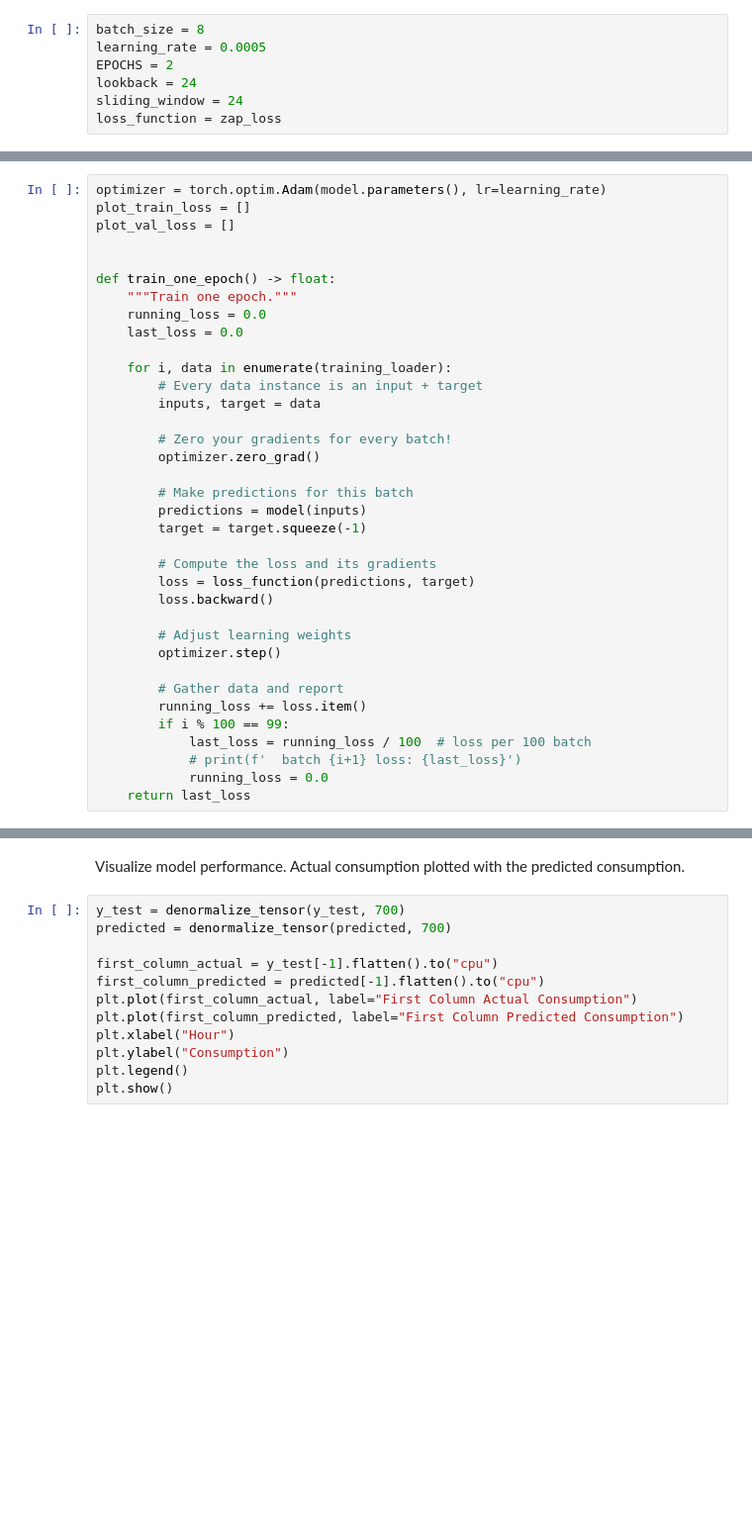
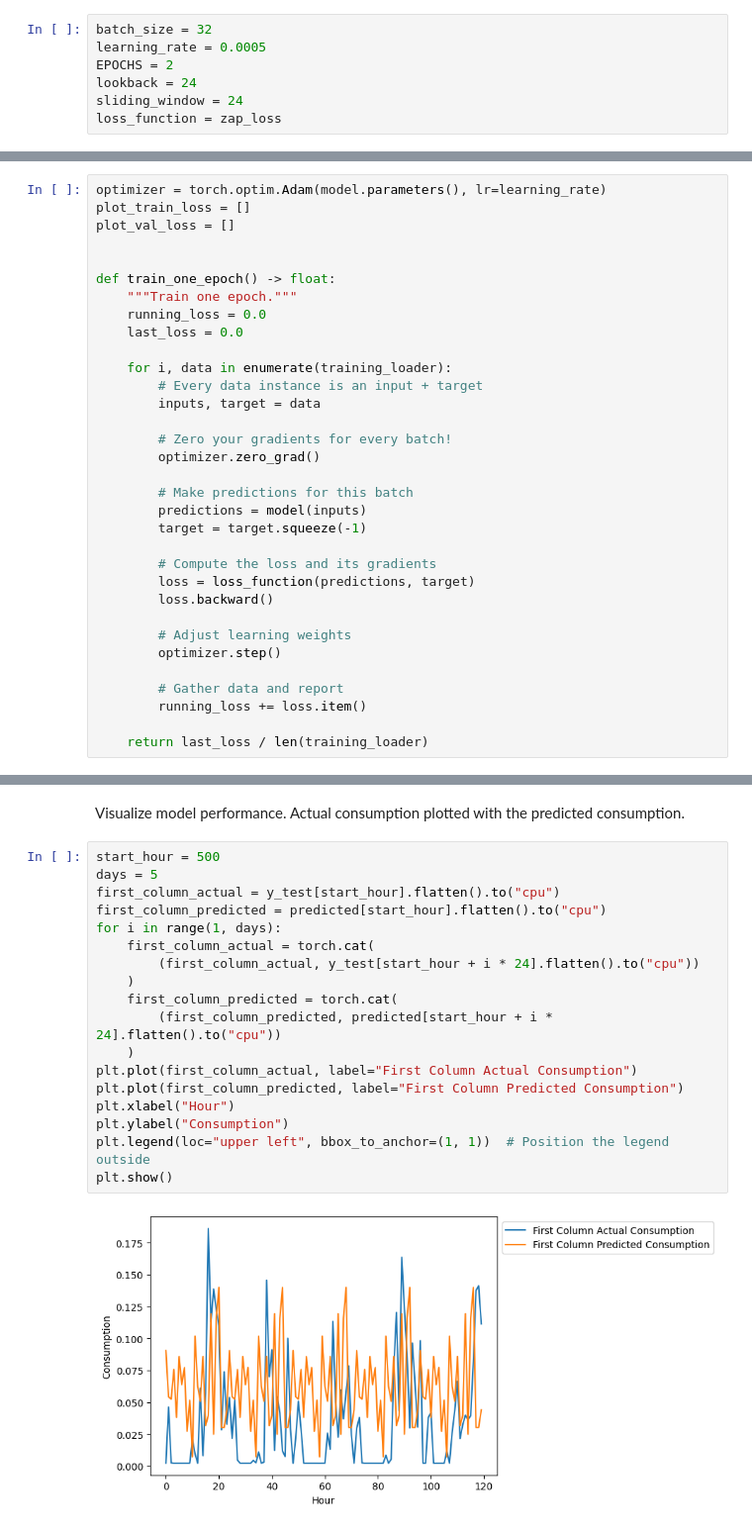
Before and after one commit to dat5-06/zap, a Jupyter notebook: core/notebooks/LSTM.ipynb, the cells around one changed output, grey strips where cells are left out. Shown at 99% size. Drawn from its saved outputs; the diff is of its cells as text; blank space fills up the shorter version.

Commit message:
new plot and train one epoch changed

```diff
--- a/core/notebooks/LSTM.ipynb
+++ b/core/notebooks/LSTM.ipynb
@@ -12,7 +11,7 @@ from tqdm import tqdm
 # %% [markdown]
 Set global parameters.
 # %%
-batch_size = 8
+batch_size = 32
 learning_rate = 0.0005
 EPOCHS = 2
 lookback = 24
@@ -166,11 +165,8 @@ def train_one_epoch() -> float:
 
         # Gather data and report
         running_loss += loss.item()
-        if i % 100 == 99:
-            last_loss = running_loss / 100  # loss per 100 batch
-            # print(f'  batch {i+1} loss: {last_loss}')
-            running_loss = 0.0
-    return last_loss
+
+    return last_loss / len(training_loader)
 # %% [markdown]
 Validate the training model on the validation set for each epoch.
 # %%
@@ -243,14 +241,22 @@ plt.show()
 # %% [markdown]
 Visualize model performance. Actual consumption plotted with the predicted consumption.
 # %%
-y_test = denormalize_tensor(y_test, 700)
-predicted = denormalize_tensor(predicted, 700)
-
-first_column_actual = y_test[-1].flatten().to("cpu")
-first_column_predicted = predicted[-1].flatten().to("cpu")
+start_hour = 500
+days = 5
+first_column_actual = y_test[start_hour].flatten().to("cpu")
+first_column_predicted = predicted[start_hour].flatten().to("cpu")
+for i in range(1, days):
+    first_column_actual = torch.cat(
+        (first_column_actual, y_test[start_hour + i * 24].flatten().to("cpu"))
+    )
+    first_column_predicted = torch.cat(
+        (first_column_predicted, predicted[start_hour + i * 24].flatten().to("cpu"))
+    )
 plt.plot(first_column_actual, label="First Column Actual Consumption")
 plt.plot(first_column_predicted, label="First Column Predicted Consumption")
 plt.xlabel("Hour")
 plt.ylabel("Consumption")
-plt.legend()
+plt.legend(loc="upper left", bbox_to_anchor=(1, 1))  # Position the legend outside
 plt.show()
+# %% [output]
+[figure, added]
```
Also changed, not shown: parts of 4 cells of this notebook.
